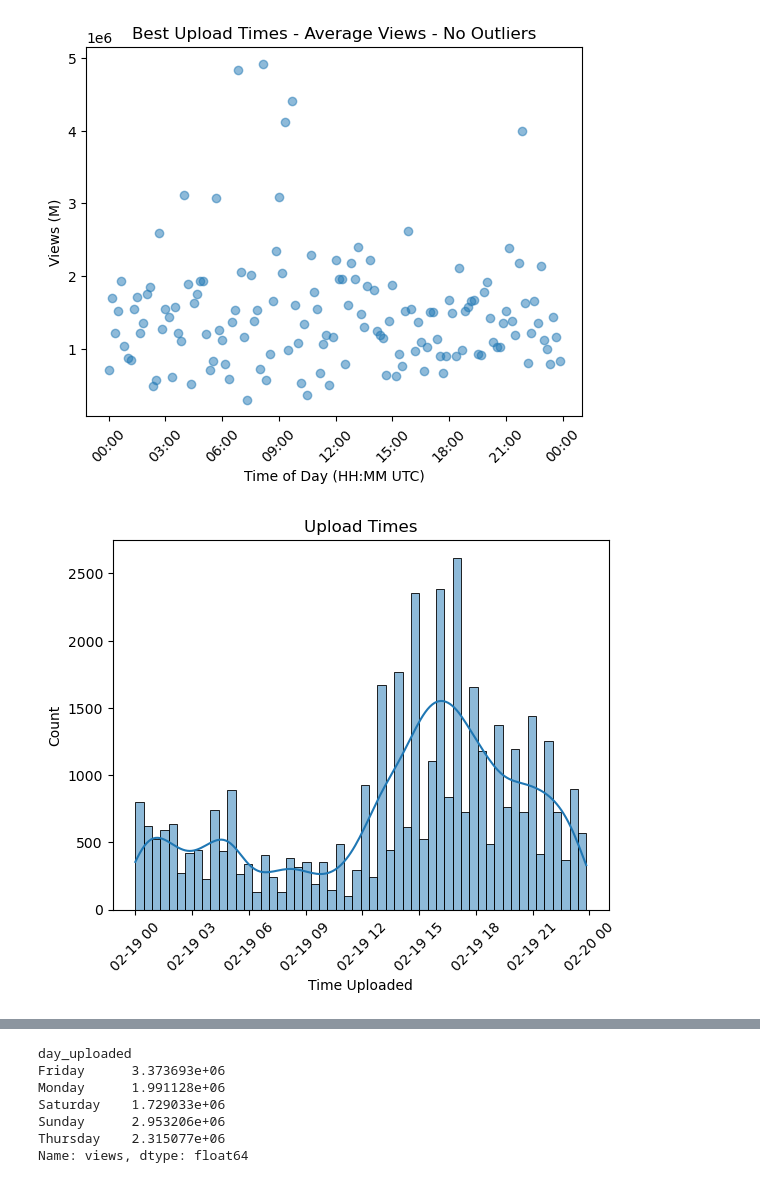
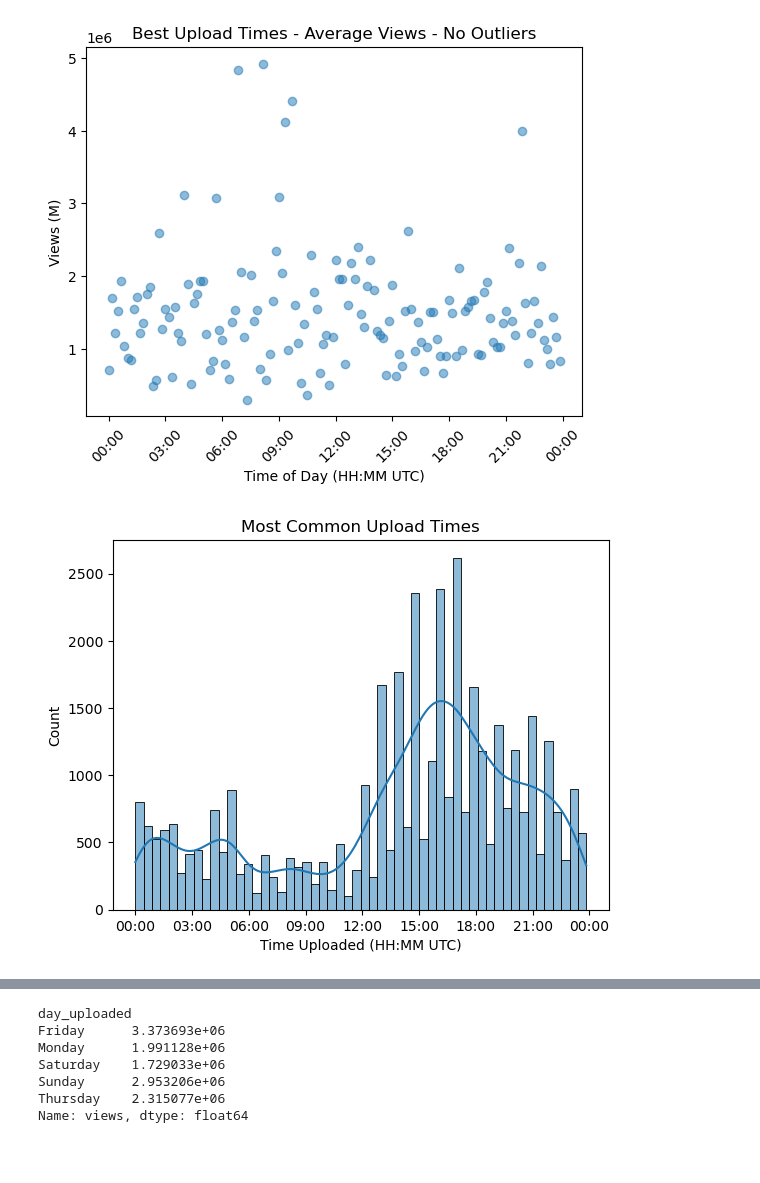
Before and after one commit to Miller130s/US_Youtube, a Jupyter notebook: youtube.ipynb, the cells around one changed output, grey strips where cells are left out. Cells and saved outputs as stored; diff of their text form; code cells hidden in the pictures; blank space fills up the shorter version.

Commit message:
Created a README.md and pictures

```diff
--- a/youtube.ipynb
+++ b/youtube.ipynb
@@ -384,13 +385,19 @@ plt.show()
 # %% [output]
 [figure]
 # %%
-sns.histplot(data=yt_no_views_outliers, x="time uploaded", kde=True)
-plt.title("Upload Times")
-plt.xlabel("Time Uploaded")
-plt.xticks(rotation=45)
+fig, ax = plt.subplots()
+
+sns.histplot(data=yt_no_views_outliers, x="time uploaded", kde=True, ax=ax)
+
+ax.xaxis.set_major_formatter(mdates.DateFormatter("%H:%M"))
+ax.set_title("Most Common Upload Times")
+ax.set_xlabel("Time Uploaded (HH:MM UTC)")
+
+plt.savefig("pictures/Most Common Upload Times")
+
 plt.show()
 # %% [output]
-[figure, old version]
+[figure, new version]
 # %%
 yt_df["day_uploaded"] = yt_df["publish_time"].dt.day_name()
 # %%
```
Also changed, not shown: parts of 5 cells of this notebook, 6 other files.
